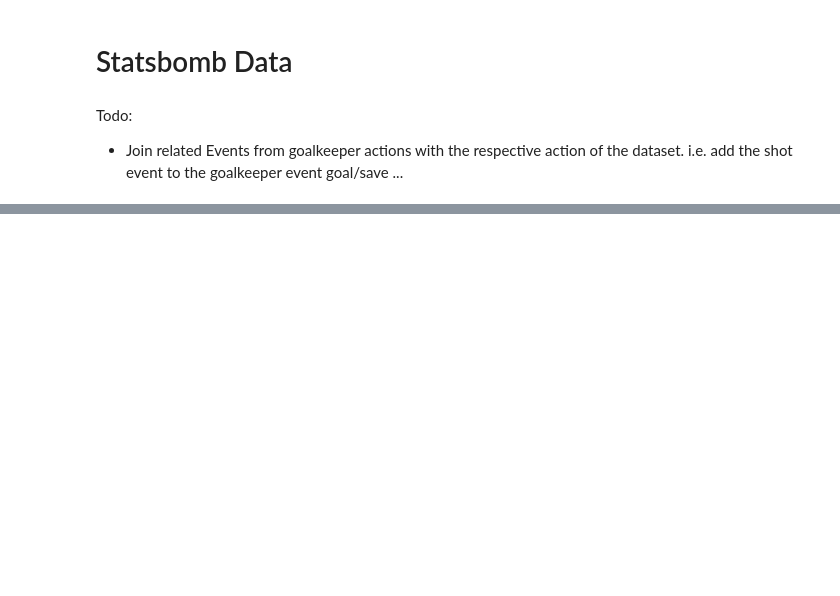
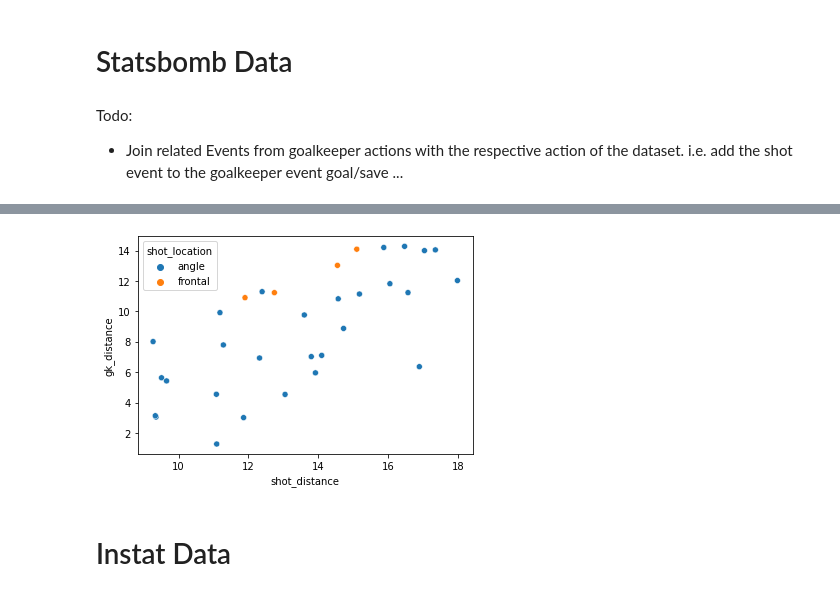
Before and after one commit to keepertrainer78698/youth-base, a Jupyter notebook: goalkeeping/int-goalkeeping/events.ipynb, the cells around one changed output, grey strips where cells are left out. Cells and saved outputs as stored; diff of their text form; code cells hidden in the pictures; blank space fills up the shorter version.

```diff
--- a/goalkeeping/int-goalkeeping/events.ipynb
+++ b/goalkeeping/int-goalkeeping/events.ipynb
@@ -314,6 +71,7 @@ statsbomb_gk = statsbomb_gk[statsbomb_gk['type'] != 'Shot Faced'].reset_index()
 goalkeeper_exp = pd.json_normalize(statsbomb_gk['goalkeeper'])
 goalkeeper_exp = goalkeeper_exp[goalkeeper_exp['outcome.name'].notna()].reset_index()
 statsbomb_gk = statsbomb_gk.merge(goalkeeper_exp, left_index=True, right_index=True)
-statsbomb_gk['x'] = [i[0] for i in statsbomb_gk['location']]
-statsbomb_gk['y'] = [i[1] for i in statsbomb_gk['location']]
-statsbomb_gk.drop(columns=['index_x', 'goalkeeper', 'index_y', 'type.id', 'outcome.id', 'technique.id', 'position.id', 'body_part.id', 'type.name'], inplace=True)
+statsbomb_gk['related_events'] = [i[0] for i in statsbomb_gk['related_events']]
+statsbomb_gk = statsbomb_gk.merge(df, left_on='related_events', right_on='id')
+statsbomb_gk['type_y'] = [v['name'] for k, v in statsbomb_gk['type_y'].items()]
+#statsbomb_gk.drop(columns=['index_x', 'goalkeeper_x', 'index_y', 'type.id', 'outcome.id', 'technique.id', 'position.id', 'body_part.id', 'type.name'], inplace=True)
@@ -377,0 +152,7 @@ plt.show()
+# %%
+sns.scatterplot(data=short_dist, x='shot_distance', y='gk_distance', hue='shot_location')
+plt.show()
+# %% [output]
+[figure, added]
+# %% [markdown]
+# Instat Data
```
Also changed, not shown: parts of 45 cells of this notebook.
